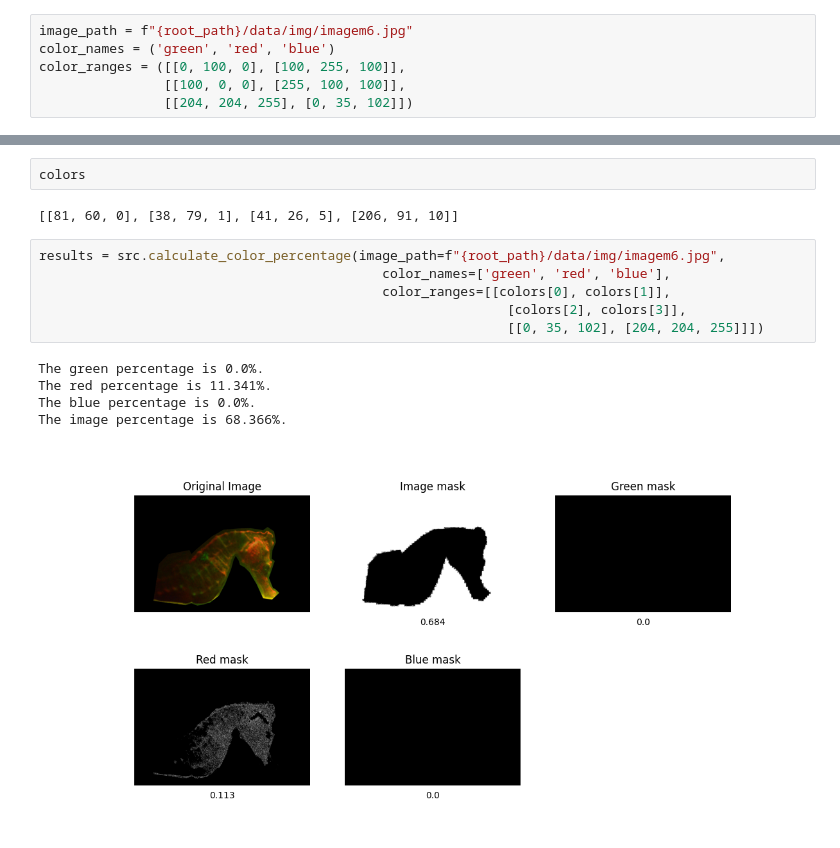
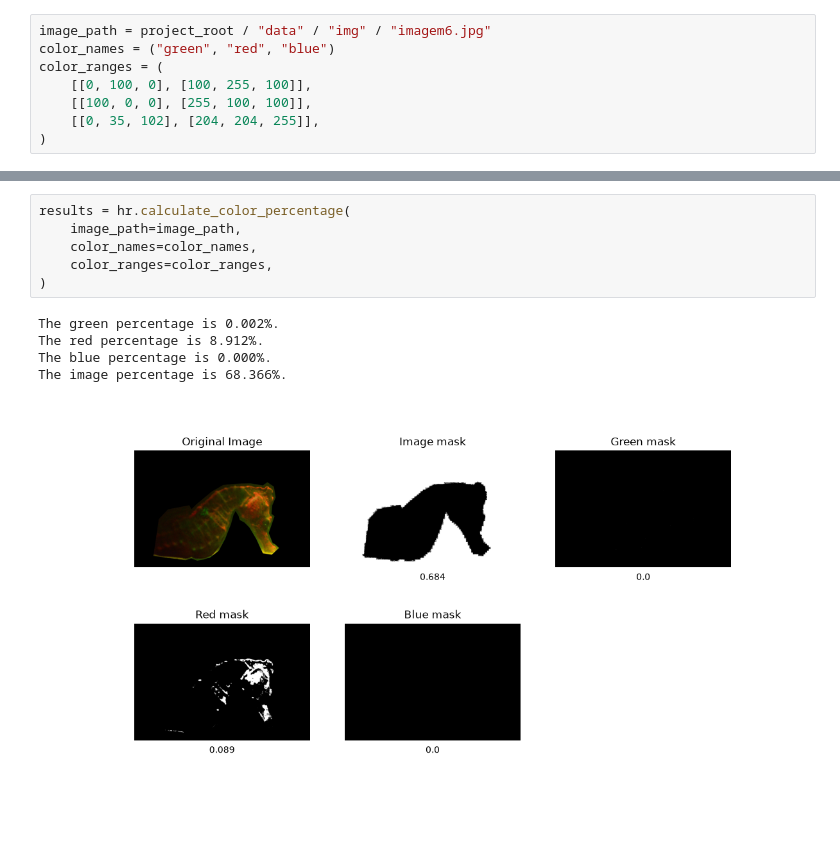
Before and after one commit to brunopiato/hippocampus_reidi, a Jupyter notebook: notebooks/module_usage.ipynb, the cells around one changed output, grey strips where cells are left out. Drawn from its saved outputs; the diff is of its cells as text; blank space fills up the shorter version.

```diff
--- a/notebooks/module_usage.ipynb
+++ b/notebooks/module_usage.ipynb
@@ -18,6 +41,8 @@ Amanda Vaccani, Bruno Garcia Piato
 # %%
-image_path = f"{root_path}/data/img/imagem6.jpg"
-color_names = ('green', 'red', 'blue')
-color_ranges = ([[0, 100, 0], [100, 255, 100]],
-                [[100, 0, 0], [255, 100, 100]],
-                [[204, 204, 255], [0, 35, 102]])
+image_path = project_root / "data" / "img" / "imagem6.jpg"
+color_names = ("green", "red", "blue")
+color_ranges = (
+    [[0, 100, 0], [100, 255, 100]],
+    [[100, 0, 0], [255, 100, 100]],
+    [[0, 35, 102], [204, 204, 255]],
+)
@@ -33,19 +49,15 @@ colors = src.pick_color_from_image_matplotlib(image_path=image_path)
-# %%
-colors
-# %% [output]
-[[81, 60, 0], [38, 79, 1], [41, 26, 5], [206, 91, 10]]
-# %%
-results = src.calculate_color_percentage(image_path=f"{root_path}/data/img/imagem6.jpg",
-                                            color_names=['green', 'red', 'blue'],
-                                            color_ranges=[[colors[0], colors[1]],
-                                                            [colors[2], colors[3]],
-                                                            [[0, 35, 102], [204, 204, 255]]])
-# %% [output]
-The green percentage is 0.0%.
-The red percentage is 11.341%.
-The blue percentage is 0.0%.
-The image percentage is 68.366%.
-[figure, removed]
+# %%
+results = hr.calculate_color_percentage(
+    image_path=image_path,
+    color_names=color_names,
+    color_ranges=color_ranges,
+)
+# %% [output]
+The green percentage is 0.002%.
+The red percentage is 8.912%.
+The blue percentage is 0.000%.
+The image percentage is 68.366%.
+[figure, added]
 # %%
 results
 # %% [output]
```
Also changed, not shown: parts of 16 cells of this notebook, 12 other files.
